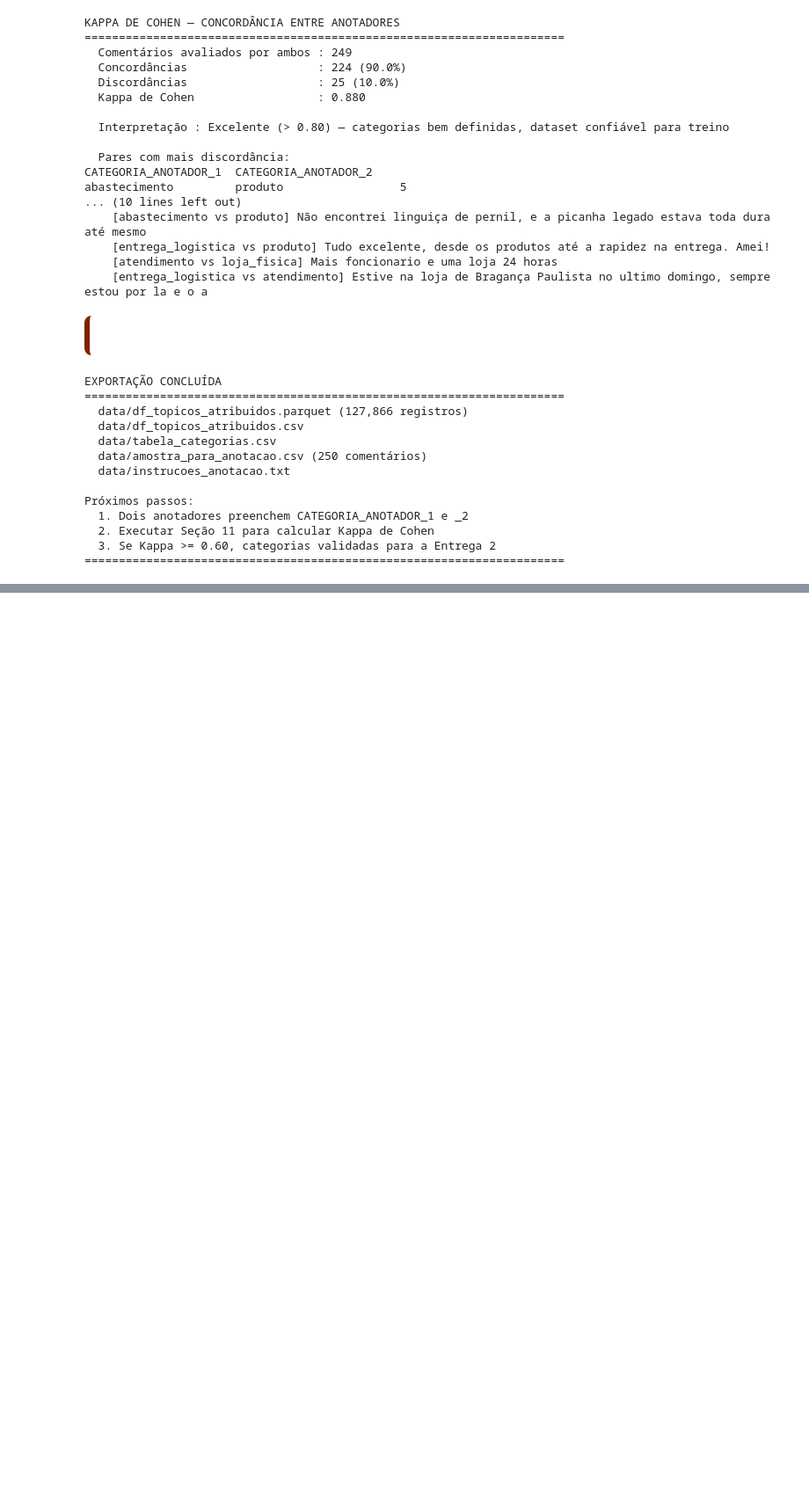
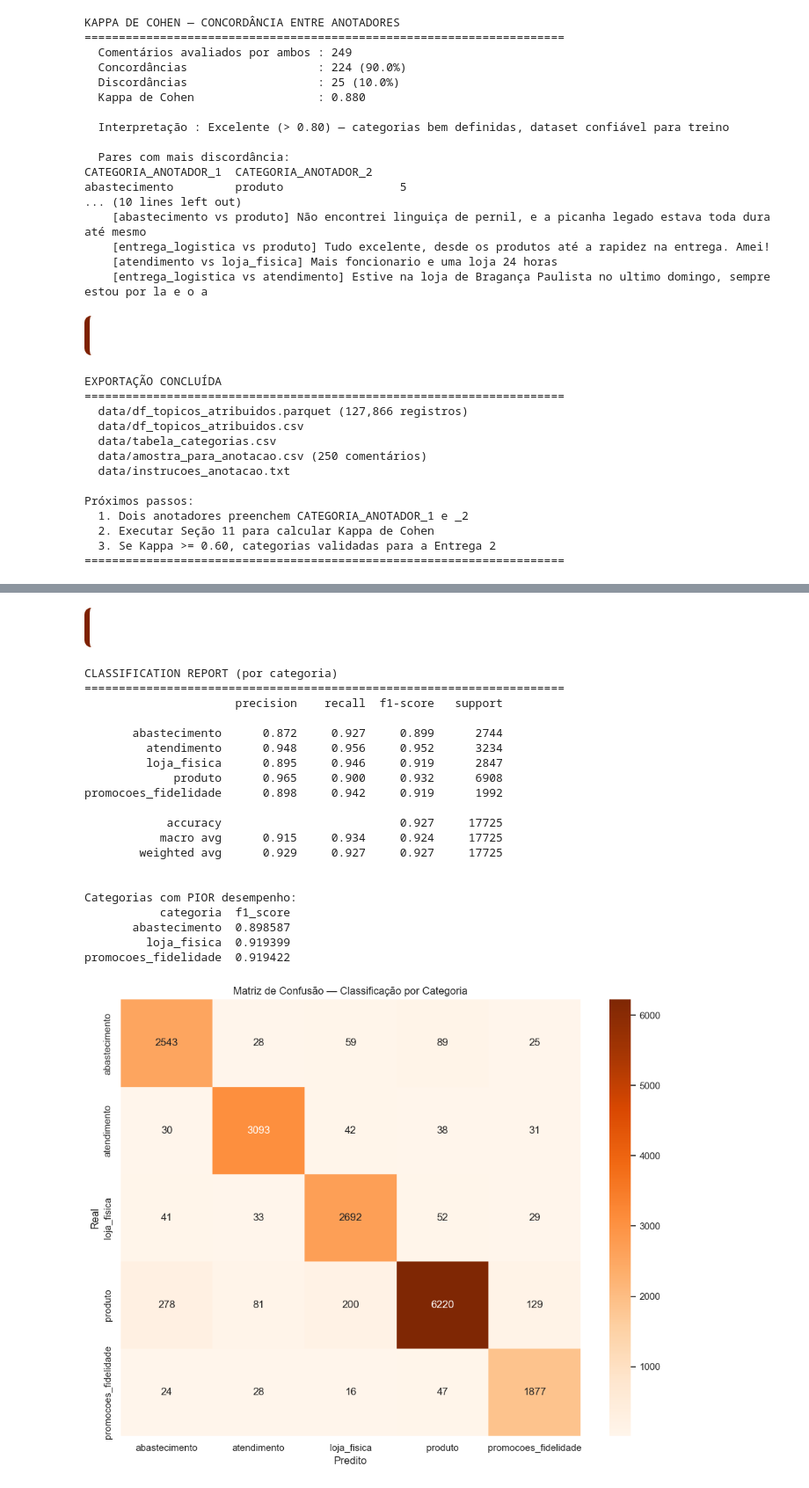
Before and after one commit to LeleNascimennto/swift_analytics, a Jupyter notebook: Clusterizacao_Swift.ipynb, the cells around one changed output, grey strips where cells are left out. Shown at 88% size. Saved outputs shown, nothing was run; the diff lists cells and outputs as text; code cells hidden in the pictures; blank space fills up the shorter version.

```diff
--- a/Clusterizacao_Swift.ipynb
+++ b/Clusterizacao_Swift.ipynb
@@ -870,8 +920,8 @@ anotado[col2] = anotado[col2].replace(correcoes)
 
 # Filtrar linhas preenchidas por ambos
 validos = anotado[
-    (anotado[col1].notna()) & (anotado[col1] != 'nan') & (anotado[col1] != '') &
-    (anotado[col2].notna()) & (anotado[col2] != 'nan') & (anotado[col2] != '')
+    (anotado[col1].notna()) & (anotado[col1] != 'nan') & (anotado[col1].str.len() > 2) &
+    (anotado[col2].notna()) & (anotado[col2] != 'nan') & (anotado[col2].str.len() > 2)
 ].copy()
 
 if len(validos) == 0:
@@ -973,0 +1139,67 @@ Próximos passos:
+# %% [markdown]
+<div style="background:linear-gradient(90deg,#ff632a 0%,#ffefea 100%);border-left:6px solid #7e2200;color:white;padding:12px 20px;border-radius:8px;font-family:'Segoe UI',sans-serif;font-size:16px;font-weight:bold;letter-spacing:0.5px;margin:10px 0 5px 0;box-shadow:0px 2px 6px rgba(226,67,7,0.3);"> 15. Avaliação — Métricas e Análise de Erros</div>
+# %%
+# ── 15. Avaliação obrigatória ──────────────────────────────────────────────
+print('CLASSIFICATION REPORT (por categoria)')
+print('='*70)
+print(classification_report(y_test, y_pred, digits=3))
+
+# F1 por categoria — identificar piores
+from sklearn.metrics import f1_score as _f1
+labels_unicos = sorted(set(y_test))
+f1_por_cat = {}
+for cat in labels_unicos:
+    f1_por_cat[cat] = _f1(y_test==cat, y_pred==cat)
+f1_df = pd.DataFrame({'categoria': list(f1_por_cat.keys()), 'f1_score': list(f1_por_cat.values())})
+f1_df = f1_df.sort_values('f1_score')
+
+print(f'\nCategorias com PIOR desempenho:')
+print(f1_df.head(3).to_string(index=False))
+
+# Matriz de confusão
+cm = confusion_matrix(y_test, y_pred, labels=labels_unicos)
+fig, ax = plt.subplots(figsize=(10, 8))
+sns.heatmap(cm, annot=True, fmt='d', cmap='Oranges', ax=ax,
+            xticklabels=labels_unicos, yticklabels=labels_unicos)
+ax.set_xlabel('Predito')
+ax.set_ylabel('Real')
+ax.set_title('Matriz de Confusão — Classificação por Categoria')
+plt.tight_layout()
+plt.show()
+
+# Análise qualitativa de erros — categorias com pior F1
+print(f'\n\nANÁLISE DE ERROS — O que o modelo confunde?')
+print('='*70)
+pior_cat = f1_df.iloc[0]['categoria']
+mask_erro = (y_test != y_pred) & (y_test == pior_cat)
+X_test_arr = np.array(X_test)
+erros_pior = pd.DataFrame({'texto': X_test_arr[mask_erro], 'real': y_test[mask_erro], 'predito': y_pred[mask_erro]})
+print(f'\nPior categoria: {pior_cat} (F1={f1_df.iloc[0]["f1_score"]:.3f})')
+print(f'Erros nesta categoria: {len(erros_pior)}')
+print(f'\nPara onde o modelo está confundindo:')
+print(erros_pior['predito'].value_counts().to_string())
+print(f'\nExemplos de erros (primeiros 5):')
+for _, row in erros_pior.head(5).iterrows():
+    print(f'  [{row["real"]} → {row["predito"]}] "{row["texto"][:100]}"')
+# %% [output]
+CLASSIFICATION REPORT (por categoria)
+======================================================================
+                      precision    recall  f1-score   support
+
+       abastecimento      0.872     0.927     0.899      2744
+         atendimento      0.948     0.956     0.952      3234
+         loja_fisica      0.895     0.946     0.919      2847
+             produto      0.965     0.900     0.932      6908
+promocoes_fidelidade      0.898     0.942     0.919      1992
+
+            accuracy                          0.927     17725
+           macro avg      0.915     0.934     0.924     17725
+        weighted avg      0.929     0.927     0.927     17725
+
+
+Categorias com PIOR desempenho:
+           categoria  f1_score
+       abastecimento  0.898587
+         loja_fisica  0.919399
+promocoes_fidelidade  0.919422
+[figure, added]
```
Also changed, not shown: parts of 23 cells of this notebook, 2 other files.
